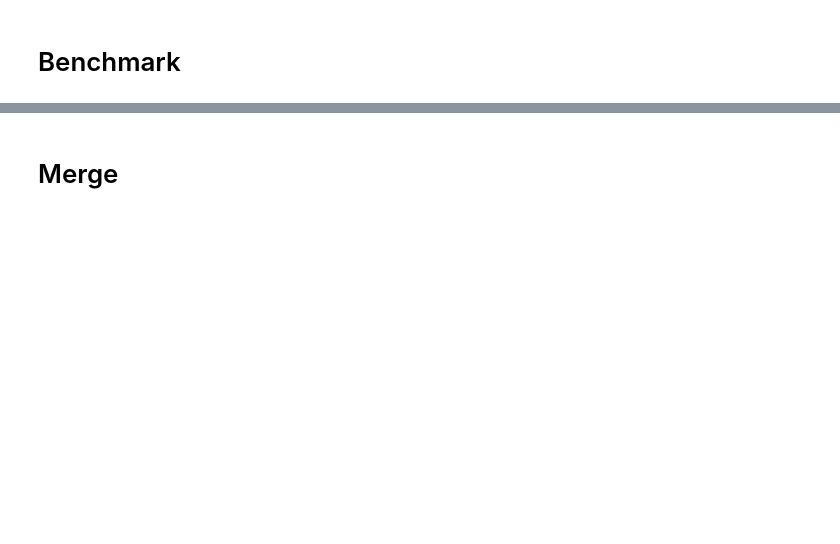
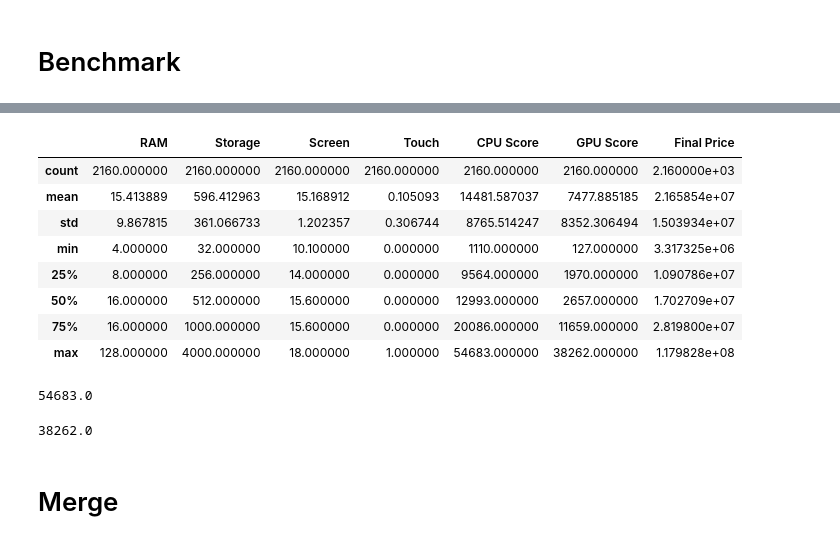
Before and after one commit to M4tchaa/lappick-ml, a Jupyter notebook: explore_dataset.ipynb, the cells around one changed output, grey strips where cells are left out. Drawn from its saved outputs; the diff is of its cells as text; code cells hidden in the pictures; blank space fills up the shorter version.

```diff
--- a/explore_dataset.ipynb
+++ b/explore_dataset.ipynb
@@ -1766,0 +2213,12 @@ gpu_benchmark[gpu_benchmark['GPU Model'].str.contains("Ryzen 7 5700U", na=False,
+# %%
+df7.describe()
+# %% [output]
+|  | RAM | Storage | Screen | Touch | CPU Score | GPU Score | Final Price |
+| count | 2160.000000 | 2160.000000 | 2160.000000 | 2160.000000 | 2160.000000 | 2160.000000 | 2.160000e+03 |
+| mean | 15.413889 | 596.412963 | 15.168912 | 0.105093 | 14481.587037 | 7477.885185 | 2.165854e+07 |
+| std | 9.867815 | 361.066733 | 1.202357 | 0.306744 | 8765.514247 | 8352.306494 | 1.503934e+07 |
+| min | 4.000000 | 32.000000 | 10.100000 | 0.000000 | 1110.000000 | 127.000000 | 3.317325e+06 |
+| 25% | 8.000000 | 256.000000 | 14.000000 | 0.000000 | 9564.000000 | 1970.000000 | 1.090786e+07 |
+| 50% | 16.000000 | 512.000000 | 15.600000 | 0.000000 | 12993.000000 | 2657.000000 | 1.702709e+07 |
+| 75% | 16.000000 | 1000.000000 | 15.600000 | 0.000000 | 20086.000000 | 11659.000000 | 2.819800e+07 |
+| max | 128.000000 | 4000.000000 | 18.000000 | 1.000000 | 54683.000000 | 38262.000000 | 1.179828e+08 |
@@ -1767,3 +2227,11 @@ gpu_benchmark[gpu_benchmark['GPU Model'].str.contains("Ryzen 7 5700U", na=False,
+# %%
+df7['CPU Score'].max()
+# %% [output]
+54683.0
+# %%
+df7['GPU Score'].max()
+# %% [output]
+38262.0
 # %% [markdown]
 # Merge
 # %%
```
Also changed, not shown: parts of 75 cells of this notebook, 2 other files.
